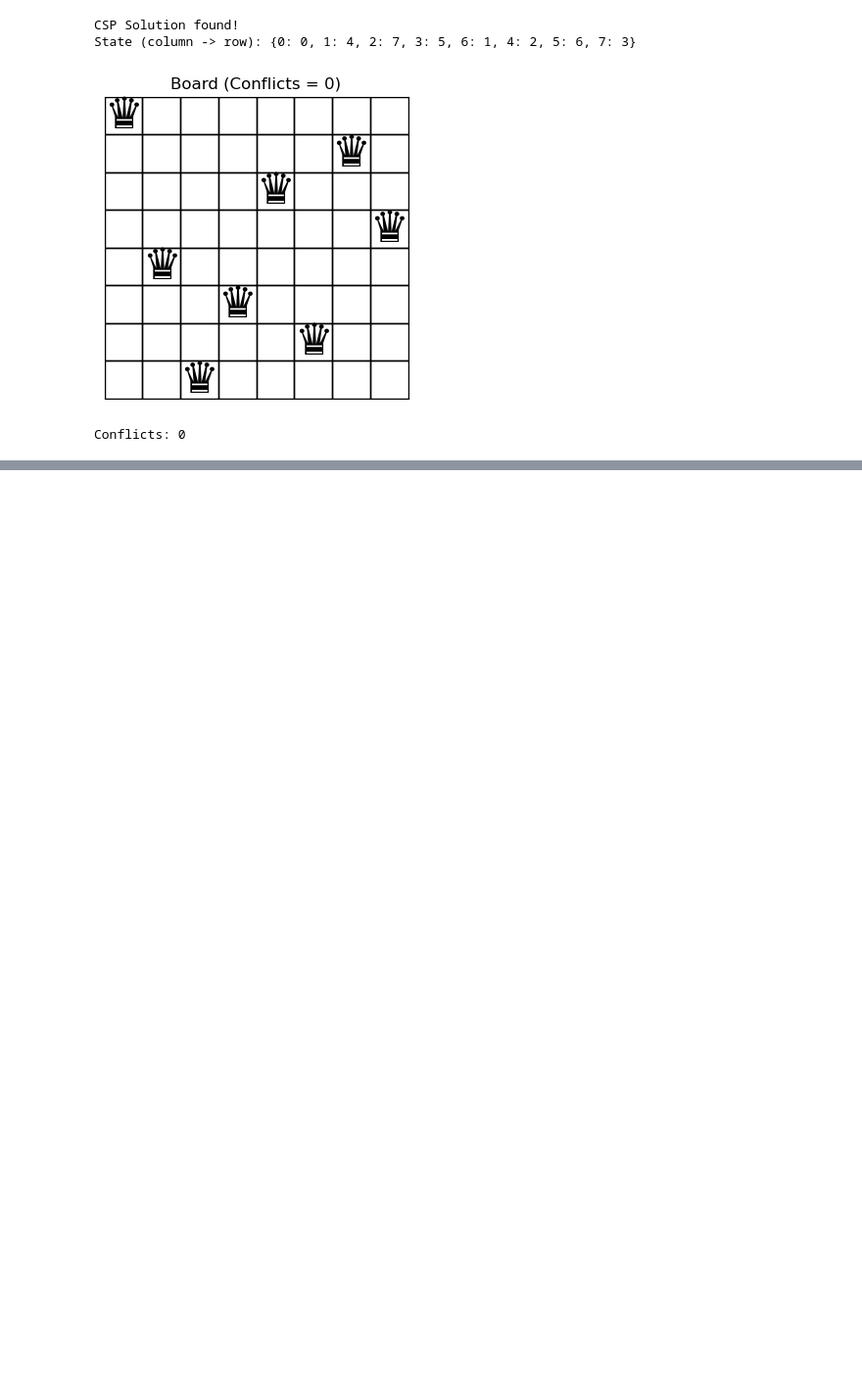
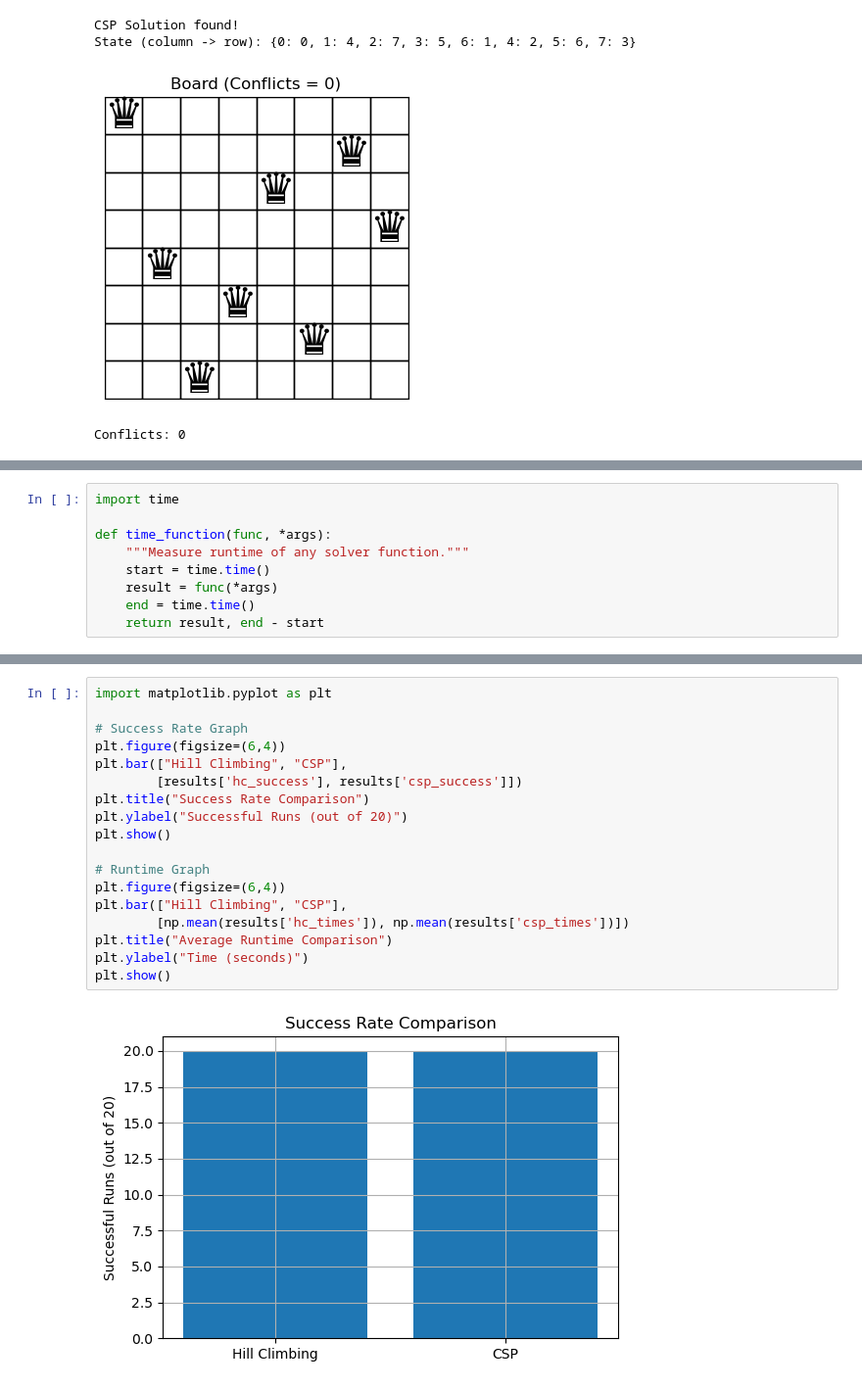
Before and after one commit to moiz-haider11/AI-CEP-8Queens-problem, a Jupyter notebook: CS-23137 .ipynb, the cells around one changed output, grey strips where cells are left out. Shown at 98% size. Saved outputs shown, nothing was run; the diff lists cells and outputs as text; blank space fills up the shorter version.

```diff
--- a/CS-23137 .ipynb
+++ b/CS-23137 .ipynb
@@ -279,0 +293,9 @@ Conflicts: 0
+# %%
+import time
+
+def time_function(func, *args):
+    """Measure runtime of any solver function."""
+    start = time.time()
+    result = func(*args)
+    end = time.time()
+    return result, end - start
@@ -279,0 +357,20 @@ Conflicts: 0
+# %%
+import matplotlib.pyplot as plt
+
+# Success Rate Graph
+plt.figure(figsize=(6,4))
+plt.bar(["Hill Climbing", "CSP"],
+        [results['hc_success'], results['csp_success']])
+plt.title("Success Rate Comparison")
+plt.ylabel("Successful Runs (out of 20)")
+plt.show()
+
+# Runtime Graph
+plt.figure(figsize=(6,4))
+plt.bar(["Hill Climbing", "CSP"],
+        [np.mean(results['hc_times']), np.mean(results['csp_times'])])
+plt.title("Average Runtime Comparison")
+plt.ylabel("Time (seconds)")
+plt.show()
+# %% [output]
+[figure, added]
```
Also changed, not shown: parts of 7 cells of this notebook.
